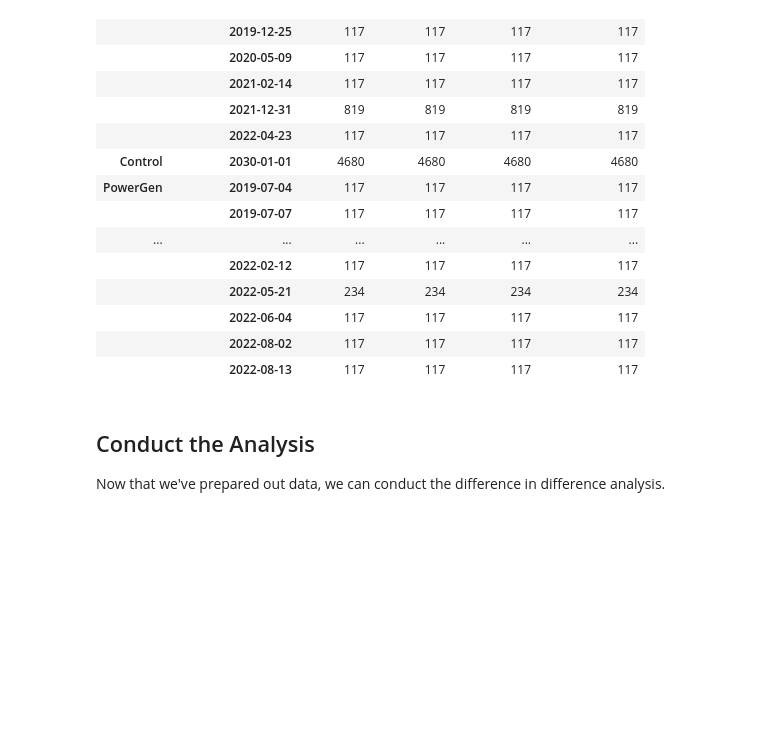
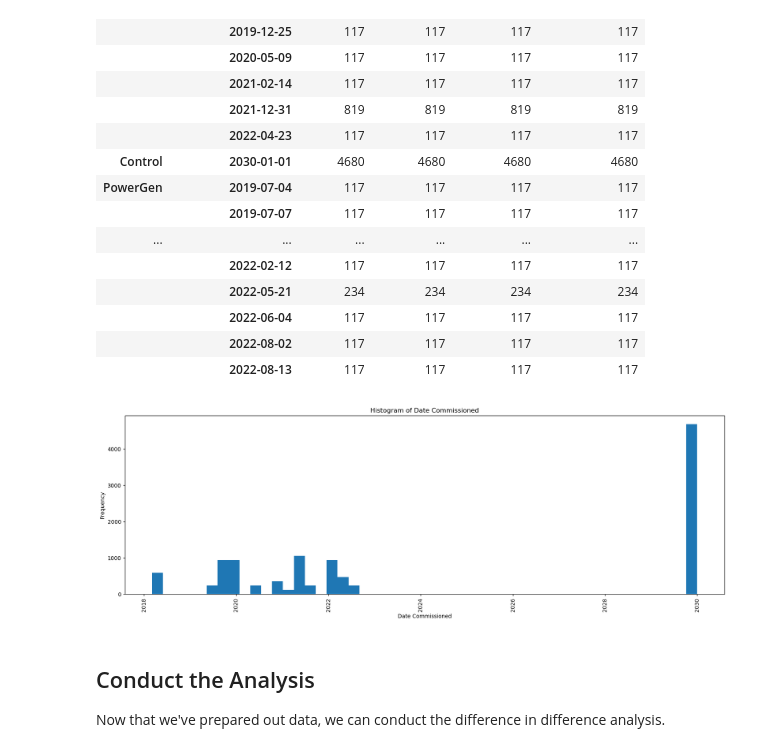
Before and after one commit to geohai/mini-grid-nightlights, a Jupyter notebook: 4_DinD.ipynb, the cells around one changed output. Cells and saved outputs as stored; diff of their text form; code cells hidden in the pictures; blank space fills up the shorter version.

```diff
--- a/4_DinD.ipynb
+++ b/4_DinD.ipynb
@@ -76,6 +76,20 @@ df.groupby(['site_type', 'date_commissioned']).count()
 |  | 2022-06-04 | 117 | 117 | 117 | 117 |
 |  | 2022-08-02 | 117 | 117 | 117 | 117 |
 |  | 2022-08-13 | 117 | 117 | 117 | 117 |
+# %%
+# sort date commissioned from lowest to highest
+df['datetime_commissioned'] = pd.to_datetime(df['date_commissioned'])
+df = df.sort_values('datetime_commissioned')
+# create a histogram of the datetime_commissioned
+plt.figure(figsize=(20,6))
+plt.title('Histogram of Date Commissioned')
+plt.xlabel('Date Commissioned')
+plt.ylabel('Frequency')
+plt.hist(df['datetime_commissioned'], bins=50)
+plt.xticks(rotation=90)
+plt.show()
+# %% [output]
+[figure, added]
 # %%
 # latest date commissioned is 2022-08-13, so we'll set the control sites date commissioned to 2022-08-13
 # earliest date commissioned is 2018-03-07, so we'll try that as well and see if it makes a difference
```
Also changed, not shown: 1 other file.
